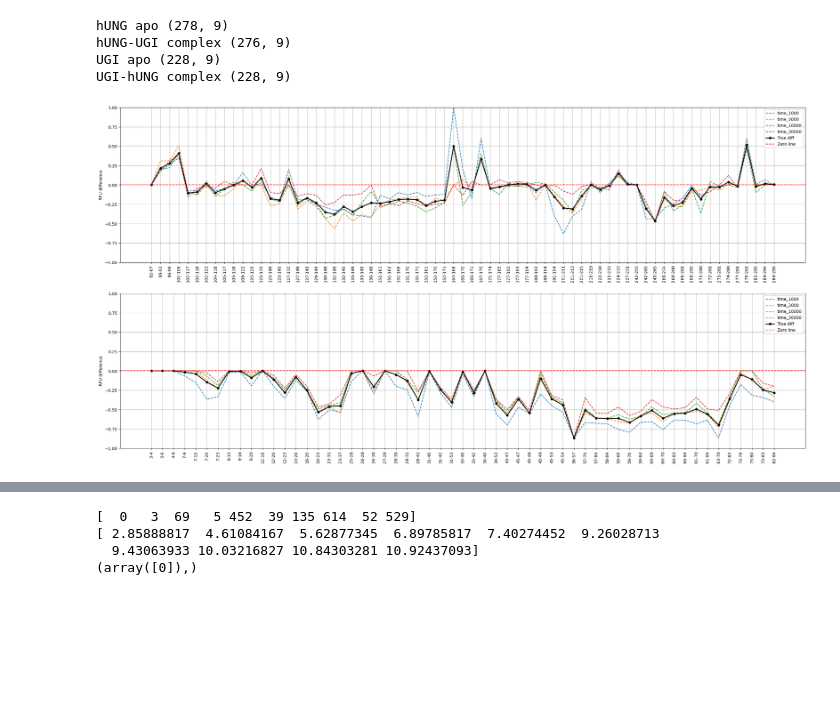
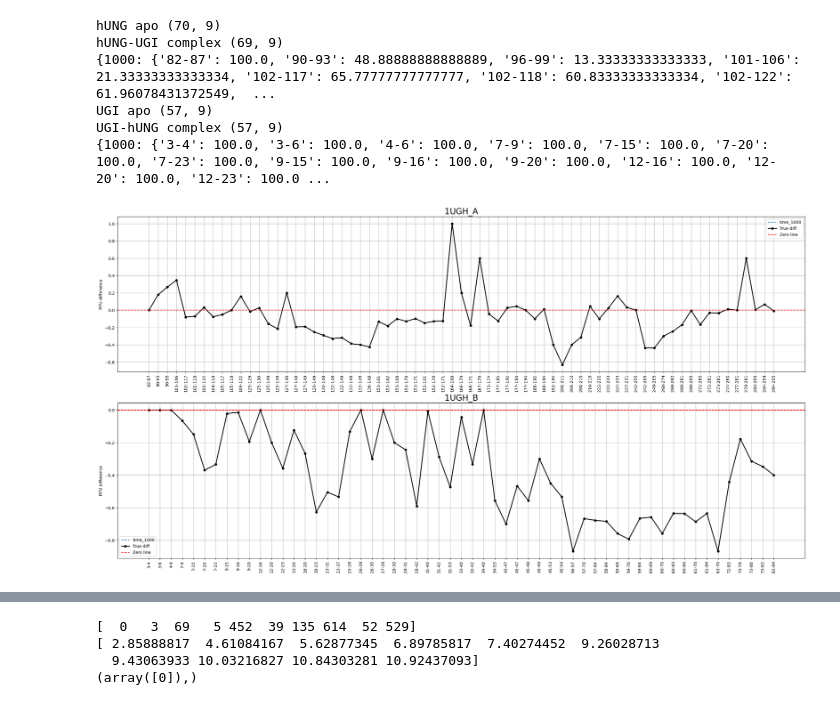
Before and after one commit to SuperChrisW/HDXRank, a Jupyter notebook: script/test.ipynb, the cells around one changed output, grey strips where cells are left out. Saved outputs shown, nothing was run; the diff lists cells and outputs as text; code cells hidden in the pictures; blank space fills up the shorter version.

```diff
--- a/script/test.ipynb
+++ b/script/test.ipynb
@@ -29,6 +42,9 @@ import matplotlib.pyplot as plt
 def get_true_diff(HDX_fpath, apo_states, complex_states):
     def get_weighted_uptake(HDX_df, protein, state, correction):
         temp_HDX_df = HDX_df[(HDX_df['state']==state) & (HDX_df['protein']==protein)]
+        #temp_HDX_df = temp_HDX_df[(temp_HDX_df['log_t']<2.85) & (temp_HDX_df['log_t']>1.35)]
+        temp_HDX_df = temp_HDX_df[(temp_HDX_df['log_t']==3)]
+
         print(protein, state, temp_HDX_df.shape)
         temp_HDX_df = temp_HDX_df.sort_values(by=['start', 'end'], ascending=[True, True])
 
@@ -64,6 +80,7 @@ def get_true_diff(HDX_fpath, apo_states, complex_states):
             true_complex[l] = u
         complex_mtx.update(U_complex_mtx)
 
+    print(apo_mtx, complex_mtx)
     true_diff = {}
     diff_mtx = {}
     for key in true_apo.keys():
@@ -73,14 +90,15 @@ def get_true_diff(HDX_fpath, apo_states, complex_states):
     return true_diff, diff_mtx
 
 # Delta true diff
-HDX_fpath = '/home/lwang/models/HDX_LSTM/data/Latest_test/hdock/HDX_files/BioChem_UNGUGI_revised.xlsx'
-apo_states = [('hUNG', 'apo', -9)] # protein, state, residue id correction
+apo_states = [('hUNG', 'apo', -9)]
 complex_states = [('hUNG-UGI', 'complex', -9)]
 true_diff, diff_RFU_mtx = get_true_diff(HDX_fpath, apo_states, complex_states)
 
 plt.figure(figsize=(30, 15))
 plt.tight_layout()
 plt.subplot(2, 1, 1) # 2 row, 1 columns, 1st subplot
+plt.title(f'1UGH_A', fontsize=20)
+
 x_labels = list(true_diff.keys())
 x_positions = np.arange(len(x_labels))  # numerical positions for x-axis
 plt.xticks(x_positions, x_labels, rotation=90)  # apply labels with rotation for clarity
@@ -93,40 +111,42 @@ for time in sorted_times:
     time_values = [diff_RFU_mtx[label].get(time, 0) / 100 for label in x_labels]
     plt.plot(x_positions, time_values, label=f'time_{time}', linestyle='--', alpha=1)
 plt.plot(x_positions, list(true_diff.values()), label='True diff', color='k', marker='o', linestyle='-', linewidth=2, markersize=5)
 plt.ylabel('RFU difference')
 plt.axhline(y=0, color='r', linestyle='--', label='Zero line')
-plt.ylim(-1, 1)
 plt.grid(True)
 plt.legend()
 
 apo_states = [('UGI', 'apo', 0)]
 complex_states = [('UGI-hUNG', 'complex', 0)]
 true_diff, diff_RFU_mtx = get_true_diff(HDX_fpath, apo_states, complex_states)
 plt.subplot(2, 1, 2) # 2 row, 1 columns, 1st subplot
+plt.title(f'1UGH_B', fontsize=20)
+
 x_labels = list(true_diff.keys())
 x_positions = np.arange(len(x_labels))  # numerical positions for x-axis
 plt.xticks(x_positions, x_labels, rotation=90)  # apply labels with rotation for clarity
 all_times = set()
 for diffs in diff_RFU_mtx.values():
     all_times.update(diffs.keys())
 sorted_times = sorted(all_times, key=lambda x: float(x))
 # Plotting each exposure time from diff_RFU_mtx
 for time in sorted_times:
     time_values = [diff_RFU_mtx[label].get(time, 0) / 100 for label in x_labels]
     plt.plot(x_positions, time_values, label=f'time_{time}', linestyle='--', alpha=1)
 plt.plot(x_positions, list(true_diff.values()), label='True diff', color='k', marker='o', linestyle='-', linewidth=2, markersize=5)
 plt.ylabel('RFU difference')
 plt.axhline(y=0, color='r', linestyle='--', label='Zero line')
-plt.ylim(-1, 1)
 plt.grid(True)
 plt.legend()
 plt.show()
-#plt.savefig(f'/home/lwang/models/HDX_LSTM/data/Latest_test/hdock/diff_HDX.png', dpi=300)
+#plt.savefig(f'/home/lwang/models/HDX_LSTM/data/Latest_test/hdock/diff_HDX_{protein_name}_cluster{cluster_id}.png', dpi=300)
 # %% [output]
-hUNG apo (278, 9)
-hUNG-UGI complex (276, 9)
-UGI apo (228, 9)
-UGI-hUNG complex (228, 9)
+hUNG apo (70, 9)
+hUNG-UGI complex (69, 9)
+{1000: {'82-87': 100.0, '90-93': 48.88888888888889, '96-99': 13.33333333333333, '101-106': 21.33333333333334, '102-117': 65.77777777777777, '102-118': 60.83333333333334, '102-122': 61.96078431372549,  ...
+UGI apo (57, 9)
+UGI-hUNG complex (57, 9)
+{1000: {'3-4': 100.0, '3-6': 100.0, '4-6': 100.0, '7-9': 100.0, '7-15': 100.0, '7-20': 100.0, '7-23': 100.0, '9-15': 100.0, '9-16': 100.0, '9-20': 100.0, '12-16': 100.0, '12-20': 100.0, '12-23': 100.0 ...
-[figure, old version]
+[figure, new version]
 # %%
 # show HDX difference
```
Also changed, not shown: parts of 6 cells of this notebook, 4 other files.
